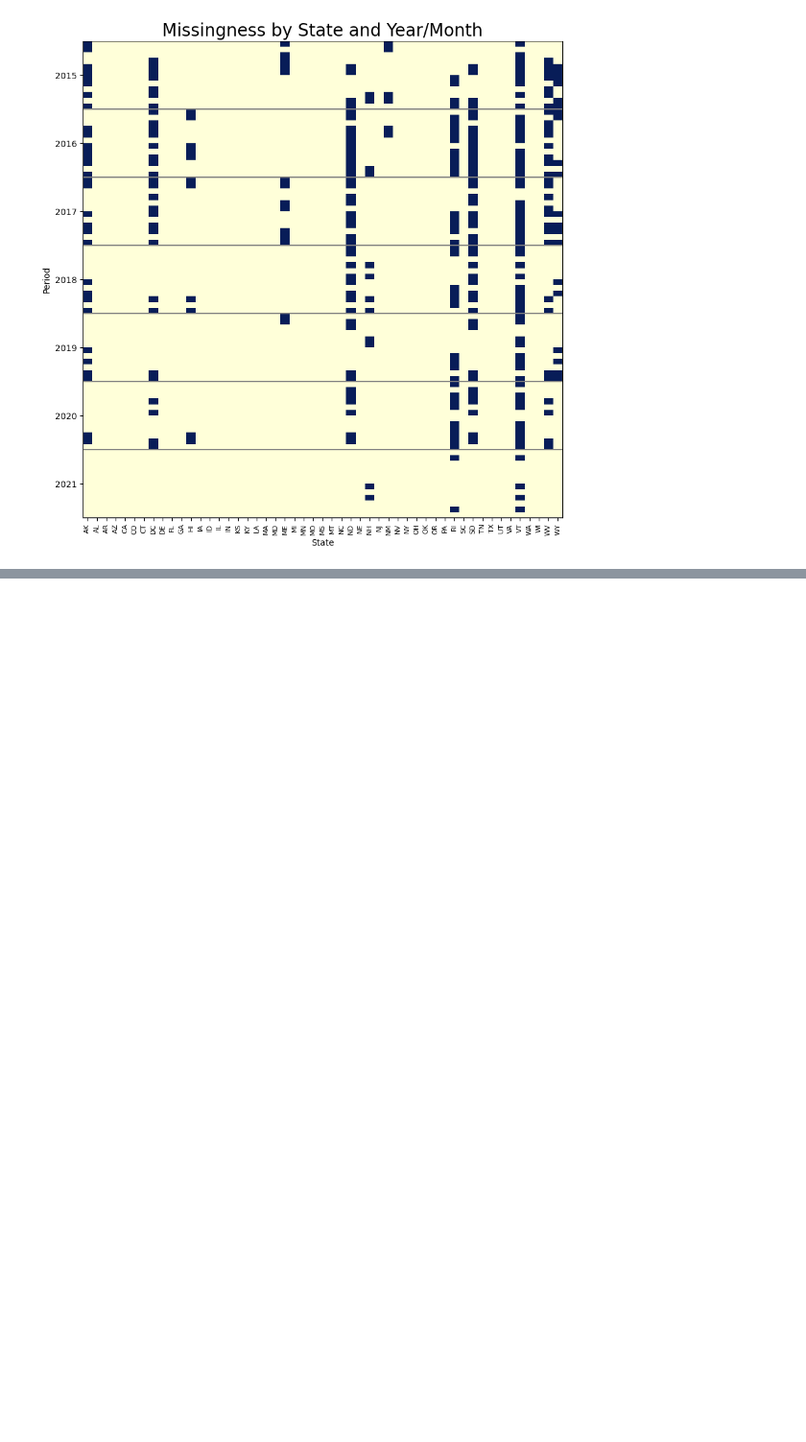
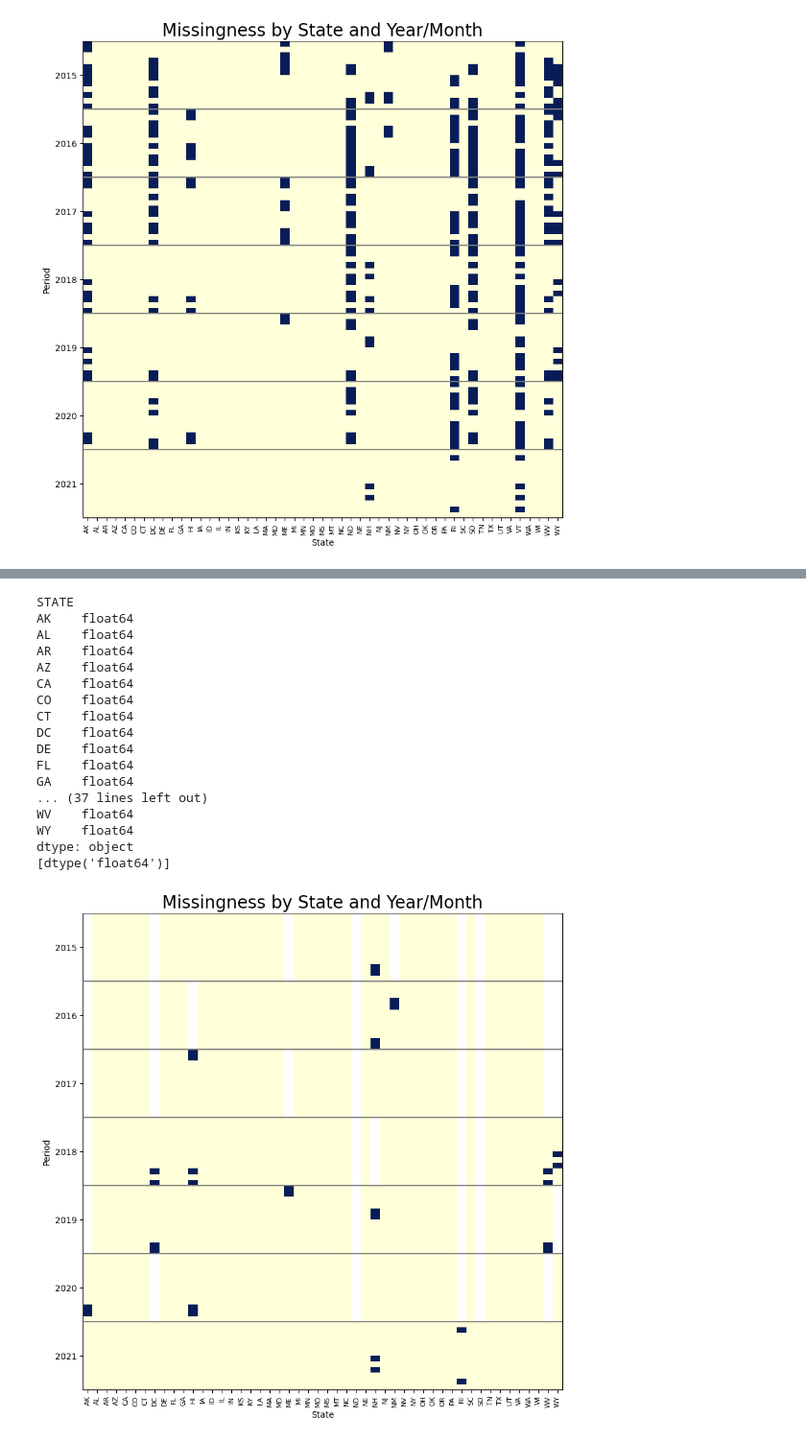
Before and after one commit to shaylouth/business_formations_local_econ_wellbeing, a Jupyter notebook: notebooks/state_formations_exploration.ipynb, the cells around one changed output, grey strips where cells are left out. Shown at 96% size. Drawn from its saved outputs; the diff is of its cells as text; code cells hidden in the pictures; blank space fills up the shorter version.

Commit message:
state formations missings updates

```diff
--- a/notebooks/state_formations_exploration.ipynb
+++ b/notebooks/state_formations_exploration.ipynb
@@ -243,0 +248,5 @@ plt.show()
+# %%
+df_2014['year_state_missing_count'] = df_2014['state_formations'].isna().groupby([df_2014['year'], df_2014['STATE']]).transform('sum')
+df_final = df_2014[df_2014['year_state_missing_count'] <= 3]
+print(df_final.head())
+print(df_final.dtypes)
@@ -243,0 +271,70 @@ plt.show()
+# %%
+# Recreating missingness heatmap with only post-2014 data
+new_df = df_final
+
+
+# PIVOTING DATA TO MATRIX (Reshaping panel to wide with missingness as the sole variable)
+missing_matrix = new_df.pivot(index='per_idx', columns='STATE', values='missing').astype(float)
+
+print(missing_matrix.dtypes)
+print(missing_matrix.dtypes.unique())
+
+
+# MAKING SUPPORT DATA OBJECTS TO USE IN FIGURE
+# Period-year reference dataframe
+index_years = new_df[['per_idx', 'year']].drop_duplicates().sort_values('per_idx').reset_index(drop = True)
+
+# Average of month-level index values for each year group to create year markers in the middle of each year
+year_positions = index_years.groupby('year').apply(lambda x : x.index.to_numpy().mean())
+
+# Year boundary cutoffs within per_idx index for cutoff line positions
+year_boundaries = index_years.groupby('year').apply(lambda x : x.index.max())
+
+
+# CREATING THE ACTUAL GRAPH!
+plt.figure(figsize=(10,10))
+plt.imshow(missing_matrix, aspect='auto', cmap = 'YlGnBu')
+
+# Labeling x-axis with state abbreviations
+plt.xticks(ticks = range(len(missing_matrix.columns)),
+        labels = missing_matrix.columns,
+        rotation = 90,
+        fontsize = 8)
+
+# Labeling y-axis with year markers
+plt.yticks(
+    ticks = year_positions.values,
+    labels=year_positions.index
+           )
+
+# Adding cutoff line under each year
+for boundary in year_boundaries.values:
+        plt.axhline(boundary + 0.5, color='grey')
+
+
+# Basic label details
+plt.xlabel('State')
+plt.ylabel('Period')
+plt.title('Missingness by State and Year/Month', fontsize = 20)
+
+plt.savefig('../figures/state_formations_missing_heatmap_post2014_final.png')
+plt.show()
+# %% [output]
+STATE
+AK    float64
+AL    float64
+AR    float64
+AZ    float64
+CA    float64
+CO    float64
+CT    float64
+DC    float64
+DE    float64
+FL    float64
+GA    float64
+... (37 lines left out)
+WV    float64
+WY    float64
+dtype: object
+[dtype('float64')]
+[figure, added]
```
Also changed, not shown: parts of 4 cells of this notebook, 5 other files.
